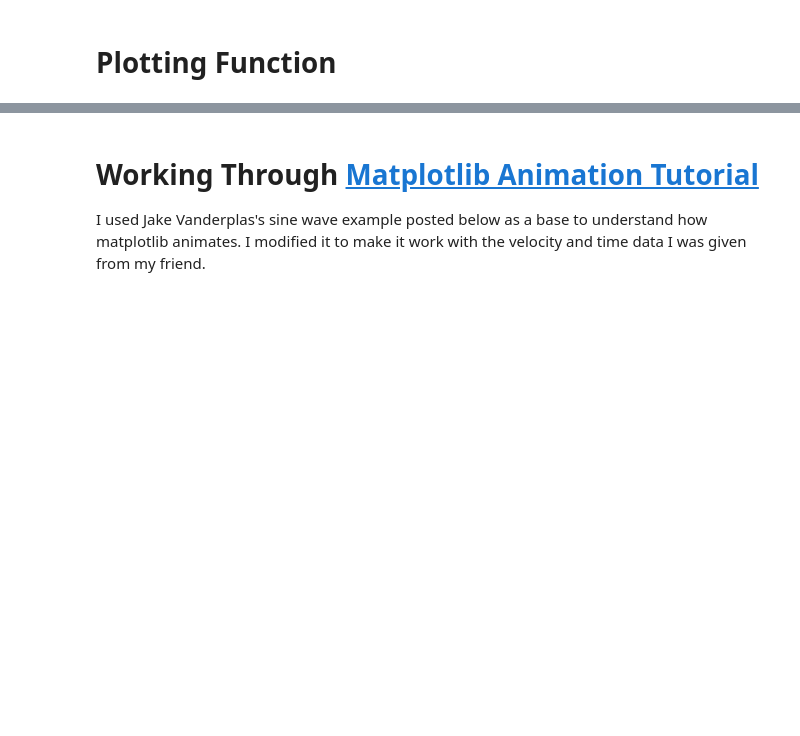
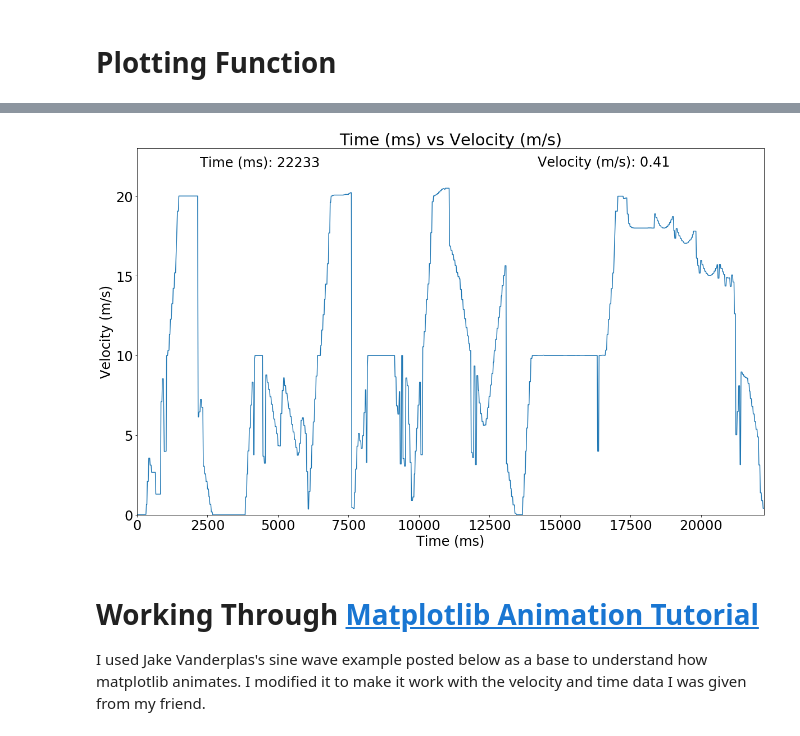
Before and after one commit to progressEdd/projects, a Jupyter notebook: Animating-Velocity-Graph/Animating-Velocity-Graph.ipynb, the cells around one changed output, grey strips where cells are left out. Saved outputs shown, nothing was run; the diff lists cells and outputs as text; code cells hidden in the pictures; blank space fills up the shorter version.

```diff
--- a/Animating-Velocity-Graph/Animating-Velocity-Graph.ipynb
+++ b/Animating-Velocity-Graph/Animating-Velocity-Graph.ipynb
@@ -189,3 +189,7 @@ animateGraph(df,"Time (ms)", "Velocity", "yes", 60)
+# %%
+animateGraph(df,"Time (ms)", "Velocity (m/s)", "no", 60)
+# %% [output]
+[figure, added]
 # %% [markdown]
 # Working Through <a href="https://jakevdp.github.io/blog/2012/08/18/matplotlib-animation-tutorial/">Matplotlib Animation Tutorial</a>
 
```
Also changed, not shown: parts of 4 cells of this notebook, 7 other files.
